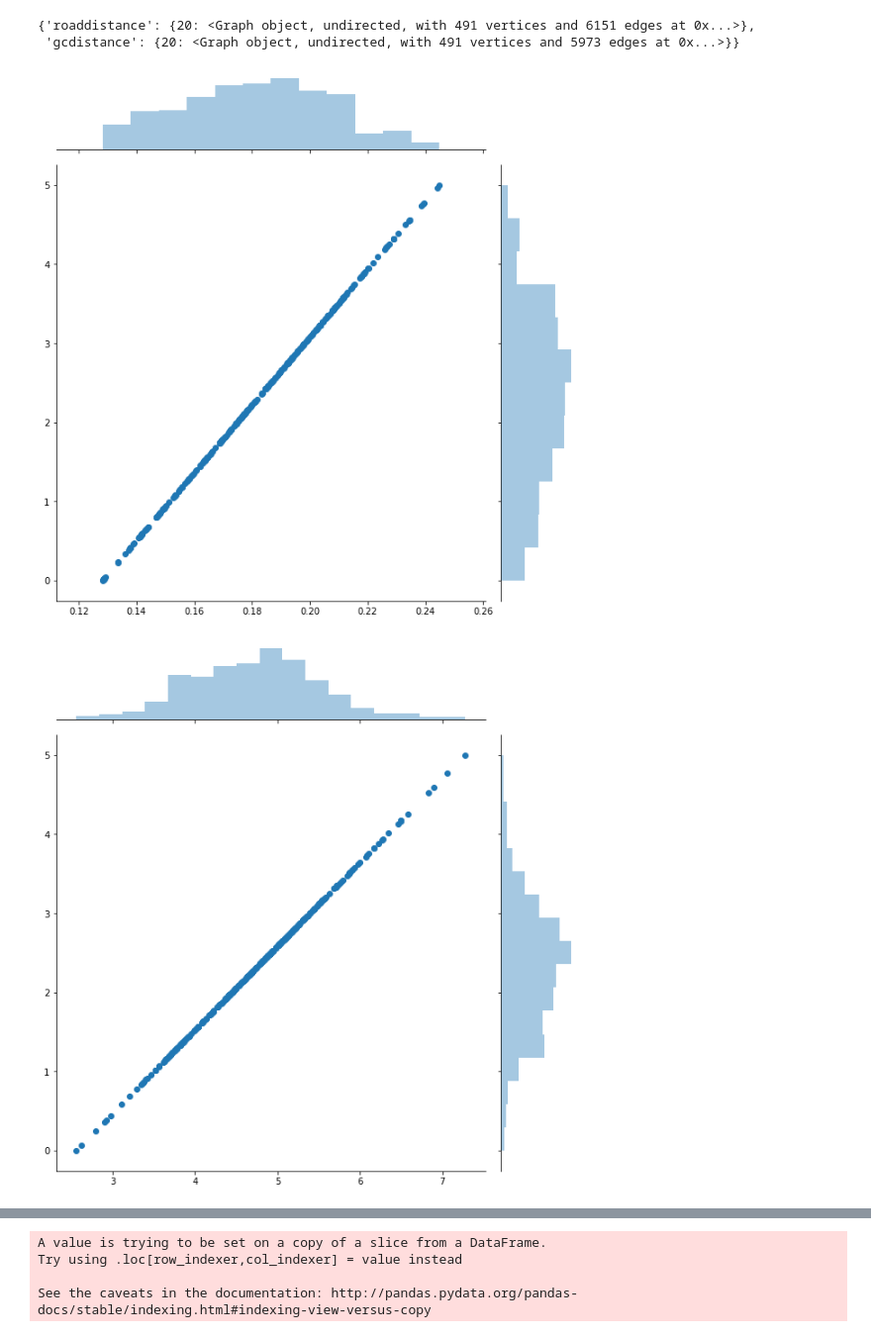
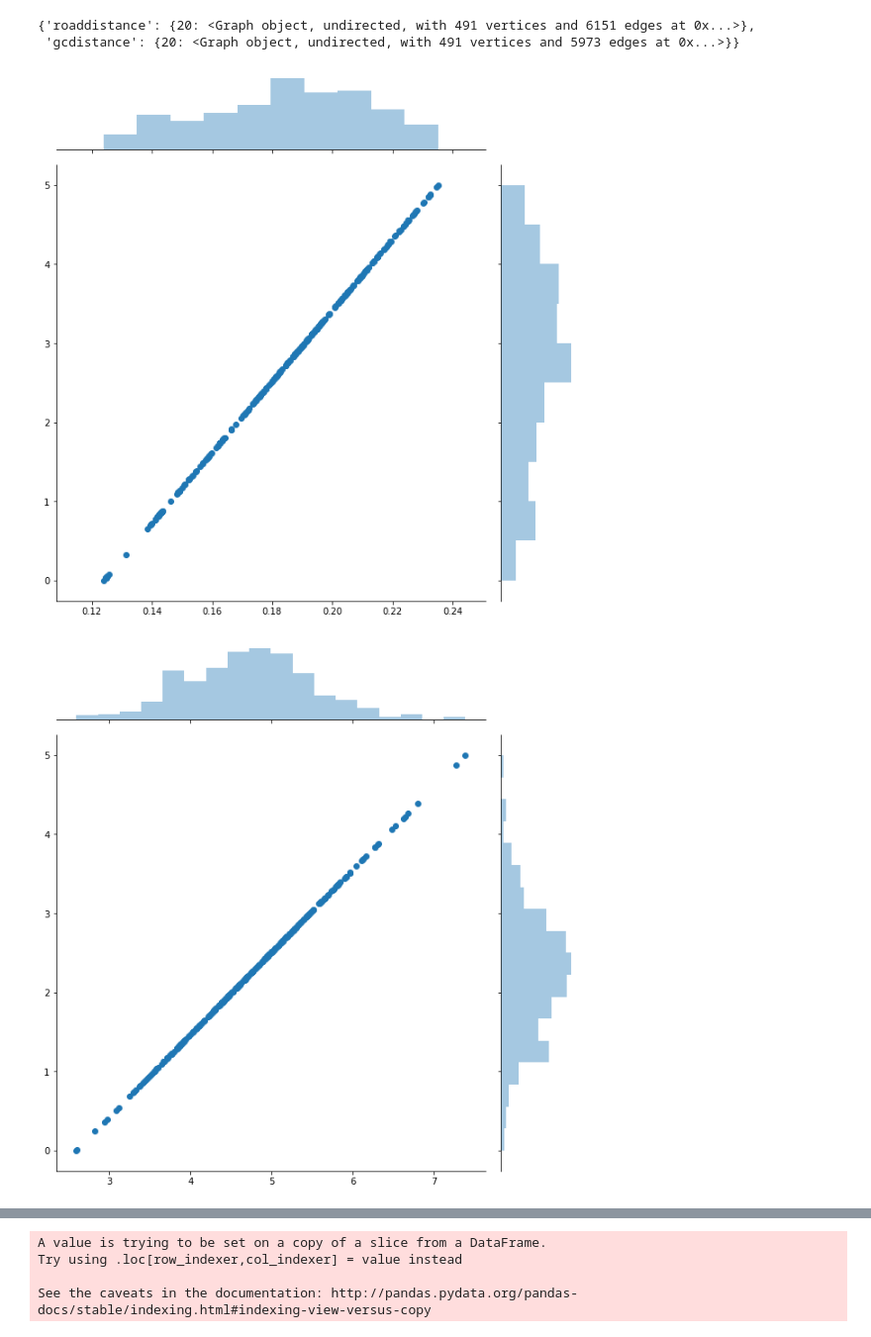
Before and after one commit to nickbrazeau/Thesis-Hackathon_Space_the_Final_Miptier, a Jupyter notebook: analyses/centrality_analyses/compare_GC_distance_centralities_with_genetic_distance.ipynb, the cells around one changed output, grey strips where cells are left out. Shown at 99% size. Cells and saved outputs as stored; diff of their text form; code cells hidden in the pictures.

Commit message:
added new images

```diff
--- a/analyses/centrality_analyses/compare_GC_distance_centralities_with_genetic_distance.ipynb
+++ b/analyses/centrality_analyses/compare_GC_distance_centralities_with_genetic_distance.ipynb
@@ -579,10 +579,10 @@ k2use=20
 # disttype2use='roaddistance'
 # disttype2use='riverdistance'
 
-disttype2use='gcdistance'
+disttype2use='roaddistance'
 
 centrality='closeness_weight'
-f_ind='Finbd_gcdist'
+f_ind='Finbd_roaddist'
 
 graph_gt=village_graphs_by_disttype[disttype2use][k2use]
 
@@ -621,35 +621,35 @@ graph_gt.vp['color'].set_2d_array(colors.T)
 
 
 #colors for the second plot based on Find
 
 plt.close()
 
 # f,a=plt.subplots(1,1,figsize=(8,8))
 f_ind_array=-1*np.log2(np.array(graph_gt.vp[f_ind].a))
 
 graph_gt.vp['log2_'+f_ind]=graph_gt.new_vp('float')
 graph_gt.vp['log2_'+f_ind].a=f_ind_array
 tran_vp2=gt.draw.prop_to_size(graph_gt.vp['log2_'+f_ind],power=1,log=False)
 trans_array2=np.array(tran_vp2.a)
 
 g=sbn.jointplot(x=f_ind_array, y=trans_array2)
 f=plt.gcf()
 f.set_size_inches(9,9)
 plt.show()
 
 
 cmap=sbn.cubehelix_palette(as_cmap=True)
 norm = mc.Normalize(vmin=trans_array2.min(),
                                    vmax=trans_array2.max(), clip=True)
 mapper = cm.ScalarMappable(norm=norm, cmap=cmap)
 colors2=np.array(list(map(lambda x : mapper.to_rgba(x) ,trans_array2)))
 graph_gt.vp['color2']=graph_gt.new_vp('vector<float>')
 graph_gt.vp['color2'].set_2d_array(colors2.T)
 
 graph_gt=nt.visualization.run_fa2_on_gt_network(graph_gt,scale=100,stronger_gravity=True,gravity=.1,niter=100)
 # %% [output]
-[figure, old version]
+[figure, new version]
-[figure, old version]
+[figure, new version]
 # %%
 outfile=os.path.join(graphics_dir,'road_knn{:d}_combined.png'.format(k2use))
 graph_img=os.path.join(graphics_dir,'village_knn{:d}_{:}_{:}.png'.format(k2use,disttype2use,centrality))
```
Also changed, not shown: parts of 1 cell of this notebook, 4 other files.
